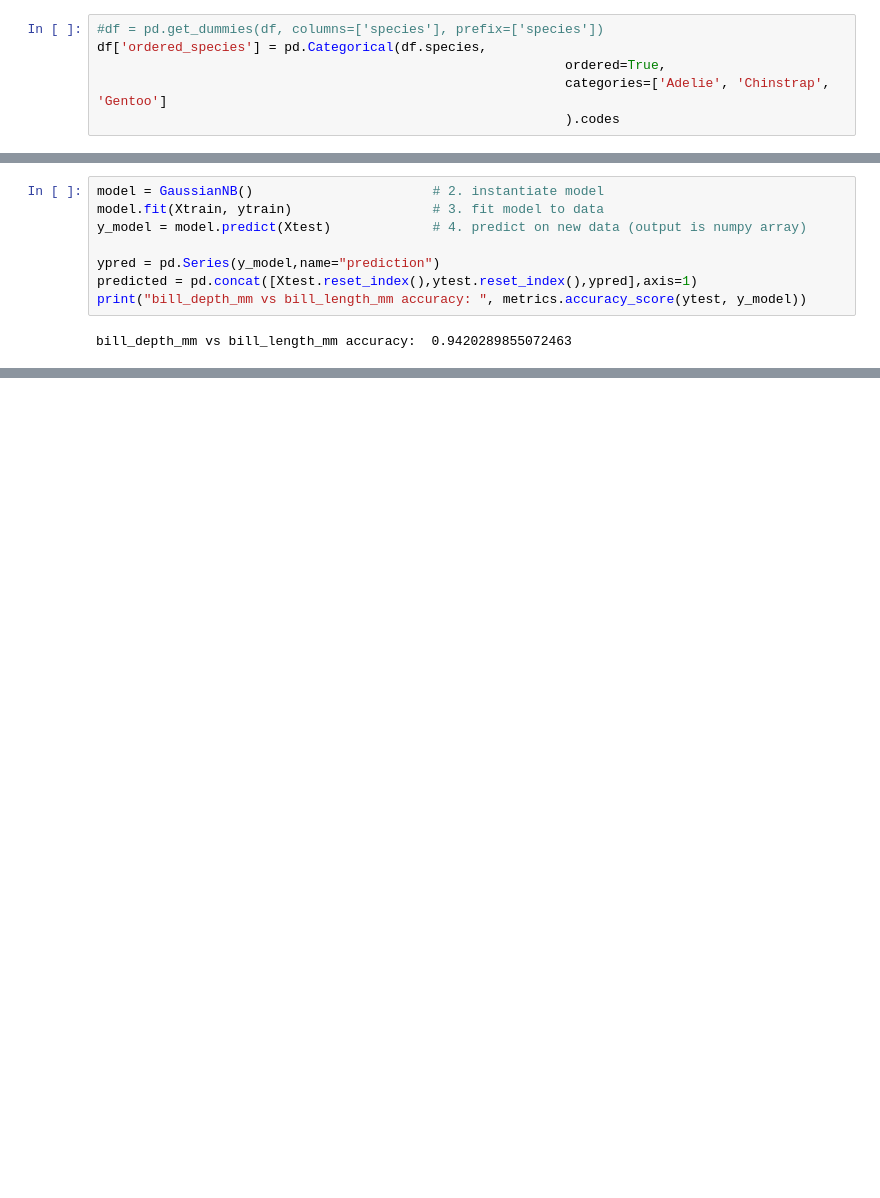
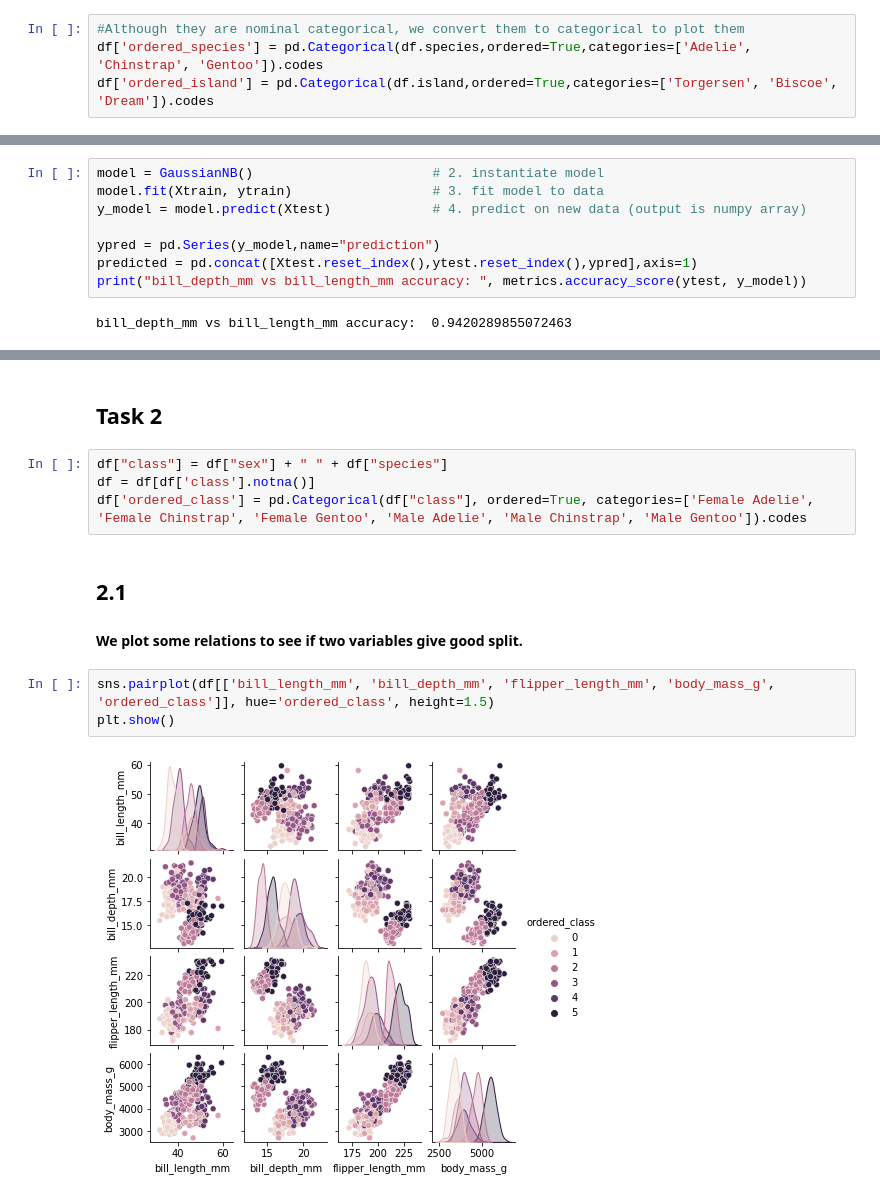
Before and after one commit to ukokuja/species-gnb_classifier, a Jupyter notebook: ex_4.ipynb, the cells around one changed output, grey strips where cells are left out. Saved outputs shown, nothing was run; the diff lists cells and outputs as text; blank space fills up the shorter version.

```diff
--- a/ex_4.ipynb
+++ b/ex_4.ipynb
@@ -65,6 +72,4 @@ df.describe()
 # %%
-#df = pd.get_dummies(df, columns=['species'], prefix=['species'])
-df['ordered_species'] = pd.Categorical(df.species,
-                                                            ordered=True,
-                                                            categories=['Adelie', 'Chinstrap', 'Gentoo']
-                                                            ).codes
+#Although they are nominal categorical, we convert them to categorical to plot them
+df['ordered_species'] = pd.Categorical(df.species,ordered=True,categories=['Adelie', 'Chinstrap', 'Gentoo']).codes
+df['ordered_island'] = pd.Categorical(df.island,ordered=True,categories=['Torgersen', 'Biscoe', 'Dream']).codes
@@ -147,0 +288,14 @@ bill_depth_mm vs bill_length_mm accuracy:  0.9420289855072463
+# %% [markdown]
+## Task 2
+# %%
+df["class"] = df["sex"] + " " + df["species"]
+df = df[df['class'].notna()]
+df['ordered_class'] = pd.Categorical(df["class"], ordered=True, categories=['Female Adelie', 'Female Chinstrap', 'Female Gentoo', 'Male Adelie', 'Male Chinstrap', 'Male Gentoo']).codes
+# %% [markdown]
+## 2.1
+#### We plot some relations to see if two variables give good split.
+# %%
+sns.pairplot(df[['bill_length_mm', 'bill_depth_mm', 'flipper_length_mm', 'body_mass_g', 'ordered_class']], hue='ordered_class', height=1.5)
+plt.show()
+# %% [output]
+[figure, added]
```
Also changed, not shown: parts of 41 cells of this notebook.
